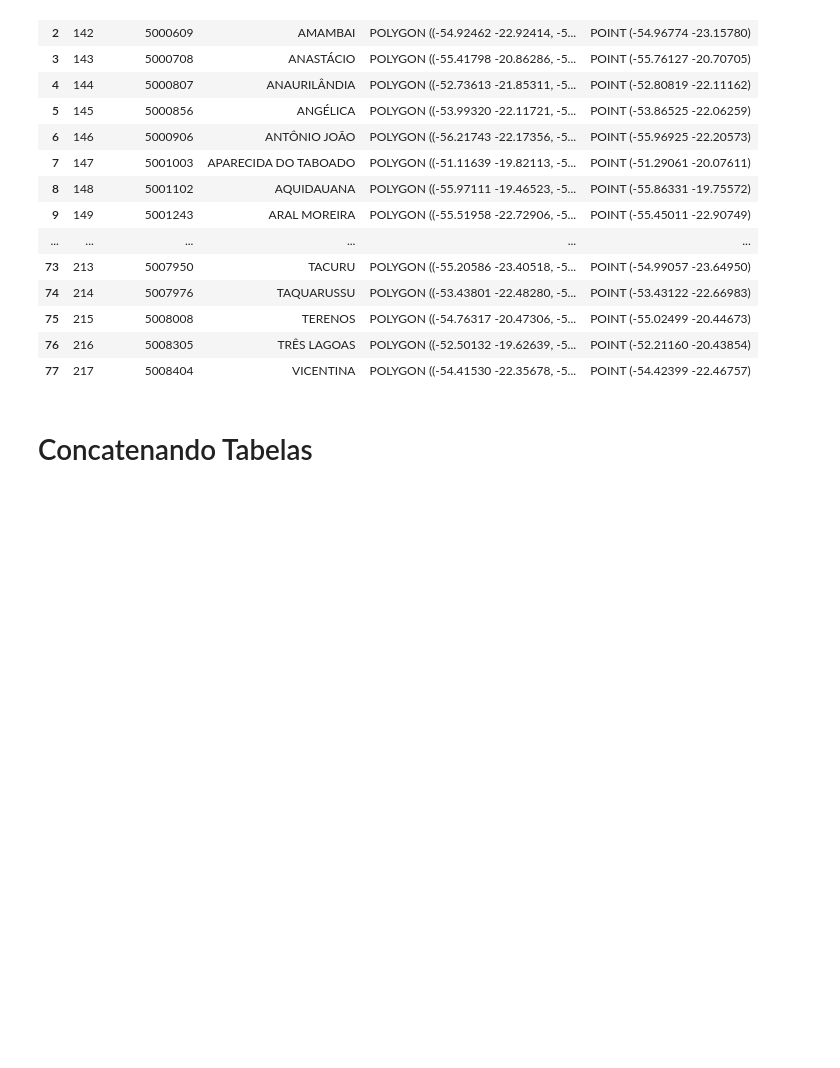
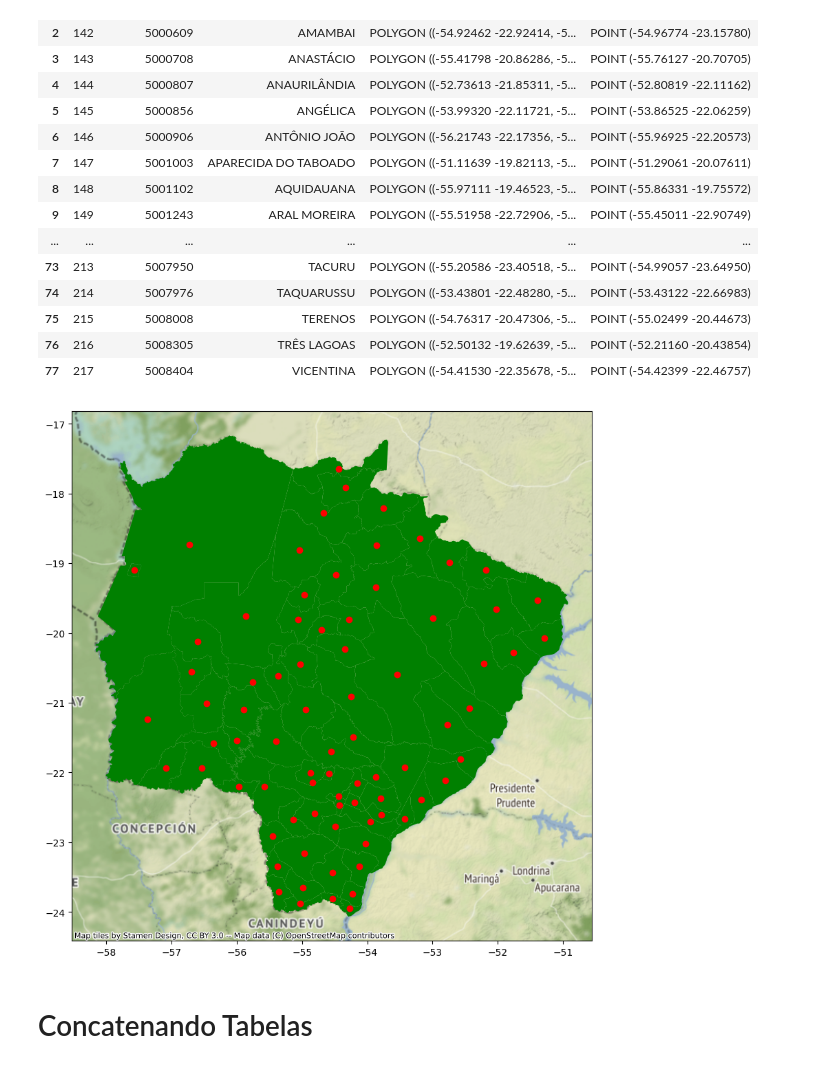
Before and after one commit to arthurchieppe/projetoInfGeo, a Jupyter notebook: Mato_Grosso_do_Sul.ipynb, the cells around one changed output. Drawn from its saved outputs; the diff is of its cells as text; code cells hidden in the pictures; blank space fills up the shorter version.

```diff
--- a/Mato_Grosso_do_Sul.ipynb
+++ b/Mato_Grosso_do_Sul.ipynb
@@ -89,11 +89,13 @@ ms.head(100)
 | 76 | 216 | 5008305 | TRÊS LAGOAS | POLYGON ((-52.50132 -19.62639, -5... | POINT (-52.21160 -20.43854) |
 | 77 | 217 | 5008404 | VICENTINA | POLYGON ((-54.41530 -22.35678, -5... | POINT (-54.42399 -22.46757) |
 # %%
-# fig, ax = plt.subplots(figsize=(15,10))
-# ms.plot(ax=ax, color="green")
-# contextily.add_basemap(ax=ax, crs="EPSG:4674")
-# ms["centroides"].plot(ax=ax, color="red")
-# plt.show()
+fig, ax = plt.subplots(figsize=(15,10))
+ms.plot(ax=ax, color="green")
+contextily.add_basemap(ax=ax, crs="EPSG:4674")
+ms["centroides"].plot(ax=ax, color="red")
+plt.show()
+# %% [output]
+[figure, added]
 # %% [markdown]
 # Concatenando Tabelas
 # %%
```
Also changed, not shown: parts of 9 cells of this notebook, 1 other file.
